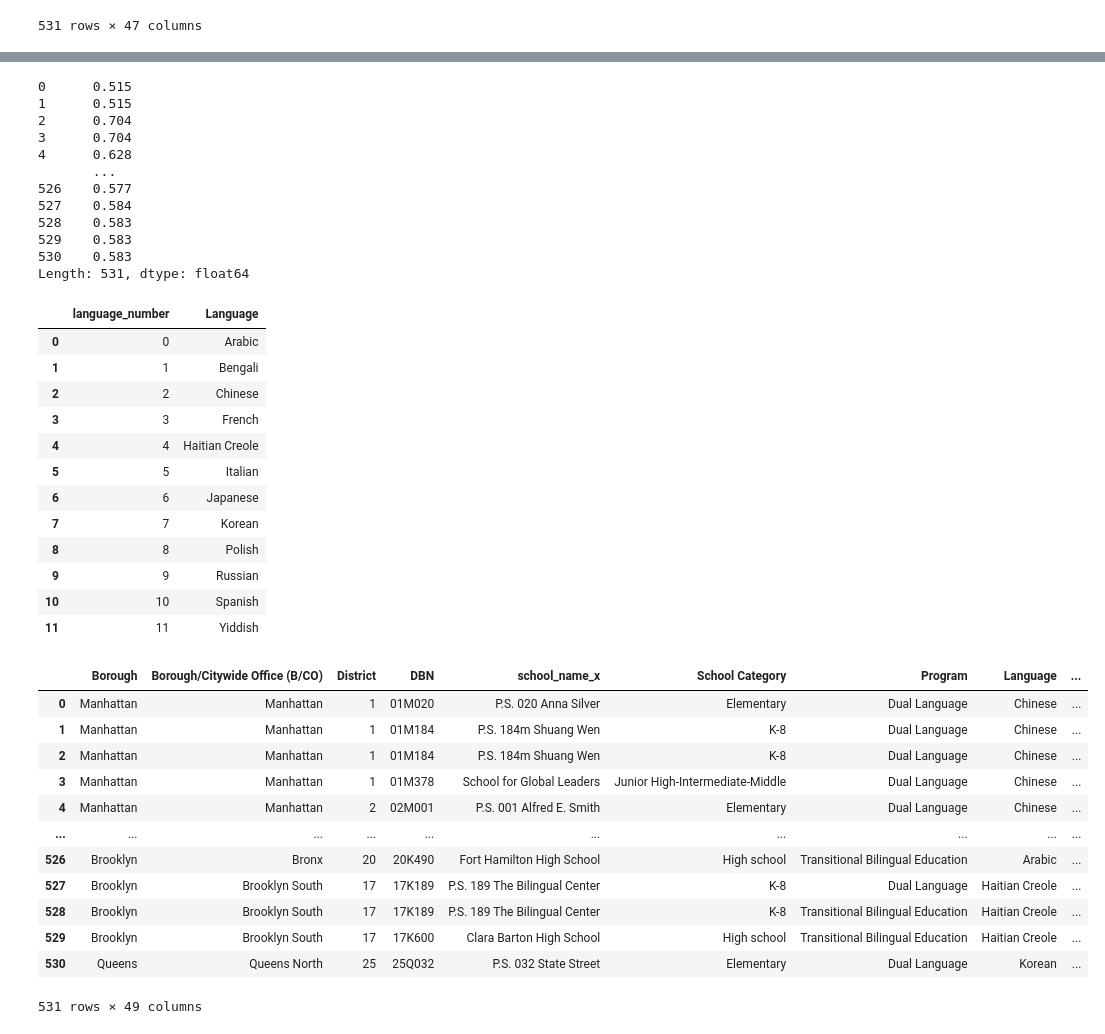
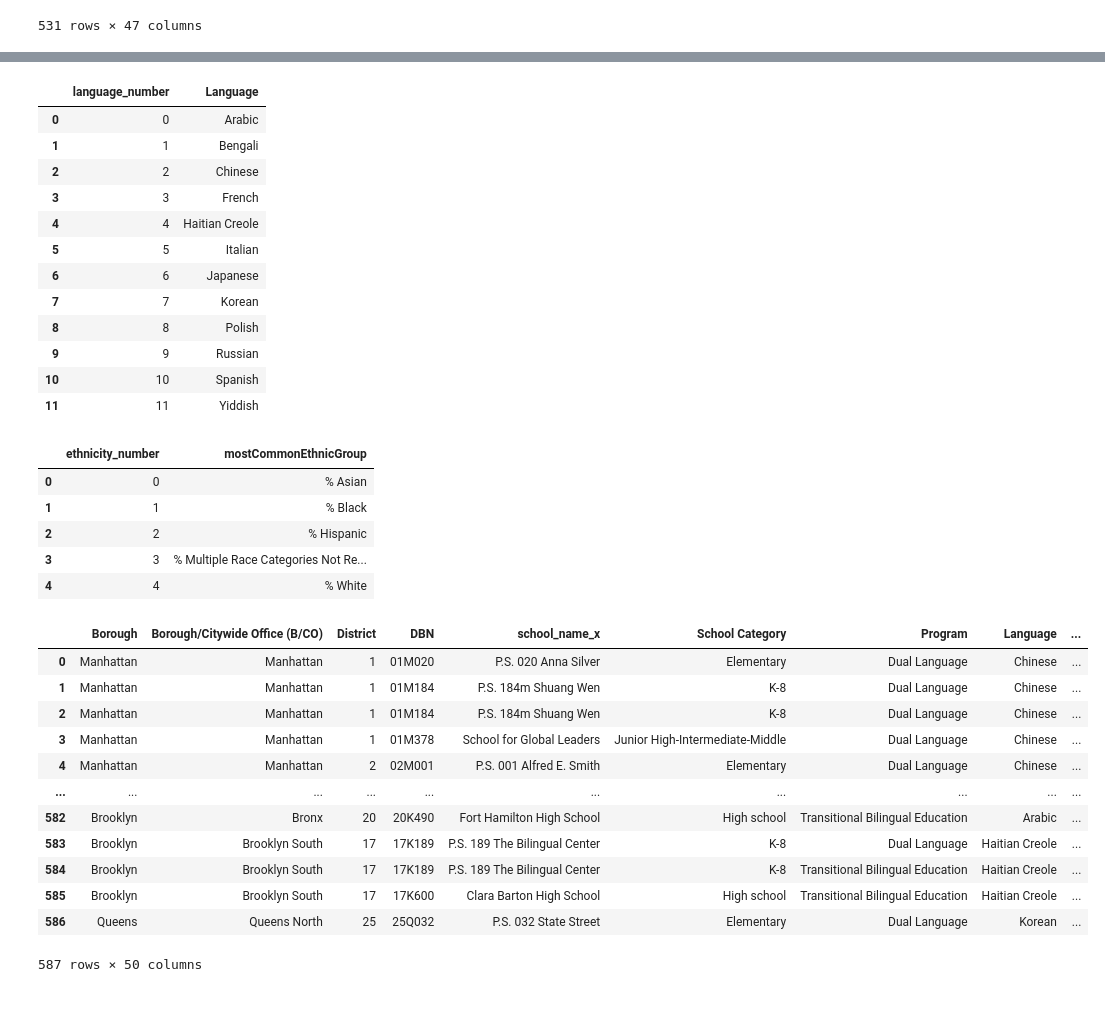
Before and after one commit to gaby-chu/info2950, a Jupyter notebook: project/phase_ii_final.ipynb, the cells around one changed output, grey strips where cells are left out. Drawn from its saved outputs; the diff is of its cells as text; code cells hidden in the pictures; blank space fills up the shorter version.

```diff
--- a/project/phase_ii_final.ipynb
+++ b/project/phase_ii_final.ipynb
@@ -214,64 +215,70 @@ All Languages:  ['Arabic', 'Bengali', 'Chinese', 'French', 'Haitian Creole', 'It
 <pandas.core.groupby.generic.SeriesGroupBy object at 0x...>
 # %%
 # kmeans clustering (predicted bilingual language based on most common ethnic group vs. actual bilingual language)
-mostCommonEthnicGroup = percent_race_data.max(axis=1)
-print(mostCommonEthnicGroup)
-bilingual_demographic_data['mostCommonEthnicGroup'] = mostCommonEthnicGroup
+#mostCommonEthnicGroup = percent_race_data.max(axis=1).key
+#print(mostCommonEthnicGroup)
+#bilingual_demographic_data['mostCommonEthnicGroup'] = mostCommonEthnicGroup
+
+
+#find the column name of the max % ethnic group
+bilingual_demographic_data['mostCommonEthnicGroup'] = percent_race_data.idxmax(axis=1)
+
 bilingual_demographic_data[['% Asian', '% Black', '% Hispanic', '% Multiple Race Categories Not Represented', '% White', 'mostCommonEthnicGroup']]
 
 
+# create tables for assigning languages and ethnicity to numbers
 assigned_language_lookup = pd.DataFrame({"language_number": [0, 1, 2, 3, 4, 5, 6, 7, 8, 9, 10, 11],
                                         "Language": languages})
 
 assigned_ethnicity_lookup = pd.DataFrame({"ethnicity_number": [0, 1, 2, 3, 4],
-                                        "Language": ['Asian', 'Black', 'Hispanic', 'Multiple Race Categories Not Represented', 'White']})
+                                        "mostCommonEthnicGroup": ['% Asian', '% Black', '% Hispanic', '% Multiple Race Categories Not Represented', '% White']})
 
 display(assigned_language_lookup)
 display(assigned_ethnicity_lookup)
 
+# language_cluster_data
 language_cluster_data = pd.merge(bilingual_demographic_data, assigned_language_lookup, on="Language")
-# language_cluster_data
 
+ethnicity_cluster_data = pd.merge(bilingual_demographic_data, assigned_ethnicity_lookup, on="mostCommonEthnicGroup")
 # language_cluster_data = pd.merge(language_cluster_data, assigned_ethnicity_lookup, on="DBN")
+
+# merging both cluster data sets
+full_data = pd.merge(language_cluster_data, ethnicity_cluster_data)
+
+display(full_data)
 # %% [output]
-0      0.515
-1      0.515
-2      0.704
-3      0.704
-4      0.628
-       ...
-526    0.577
-527    0.584
-528    0.583
-529    0.583
-530    0.583
-Length: 531, dtype: float64
 |  | language_number | Language |
 | 0 | 0 | Arabic |
 | 1 | 1 | Bengali |
 | 2 | 2 | Chinese |
 | 3 | 3 | French |
 | 4 | 4 | Haitian Creole |
 | 5 | 5 | Italian |
 | 6 | 6 | Japanese |
 | 7 | 7 | Korean |
 | 8 | 8 | Polish |
 | 9 | 9 | Russian |
 | 10 | 10 | Spanish |
 | 11 | 11 | Yiddish |
-|  | Borough | Borough/Citywide Office (B/CO) | District | DBN | school_name_x | School Category | Program | Language | ... |
-| 0 | Manhattan | Manhattan | 1 | 01M020 | P.S. 020 Anna Silver | Elementary | Dual Language | Chinese | ... |
-| 1 | Manhattan | Manhattan | 1 | 01M184 | P.S. 184m Shuang Wen | K-8 | Dual Language | Chinese | ... |
-| 2 | Manhattan | Manhattan | 1 | 01M184 | P.S. 184m Shuang Wen | K-8 | Dual Language | Chinese | ... |
-| 3 | Manhattan | Manhattan | 1 | 01M378 | School for Global Leaders | Junior High-Intermediate-Middle | Dual Language | Chinese | ... |
-| 4 | Manhattan | Manhattan | 2 | 02M001 | P.S. 001 Alfred E. Smith | Elementary | Dual Language | Chinese | ... |
-| ... | ... | ... | ... | ... | ... | ... | ... | ... | ... |
-| 526 | Brooklyn | Bronx | 20 | 20K490 | Fort Hamilton High School | High school | Transitional Bilingual Education | Arabic | ... |
-| 527 | Brooklyn | Brooklyn South | 17 | 17K189 | P.S. 189 The Bilingual Center | K-8 | Dual Language | Haitian Creole | ... |
-| 528 | Brooklyn | Brooklyn South | 17 | 17K189 | P.S. 189 The Bilingual Center | K-8 | Transitional Bilingual Education | Haitian Creole | ... |
-| 529 | Brooklyn | Brooklyn South | 17 | 17K600 | Clara Barton High School | High school | Transitional Bilingual Education | Haitian Creole | ... |
-| 530 | Queens | Queens North | 25 | 25Q032 | P.S. 032 State Street | Elementary | Dual Language | Korean | ... |
+|  | ethnicity_number | mostCommonEthnicGroup |
+| 0 | 0 | % Asian |
+| 1 | 1 | % Black |
+| 2 | 2 | % Hispanic |
+| 3 | 3 | % Multiple Race Categories Not Re... |
+| 4 | 4 | % White |
-531 rows × 49 columns
+|  | Borough | Borough/Citywide Office (B/CO) | District | DBN | school_name_x | School Category | Program | Language | ... |
+| 0 | Manhattan | Manhattan | 1 | 01M020 | P.S. 020 Anna Silver | Elementary | Dual Language | Chinese | ... |
+| 1 | Manhattan | Manhattan | 1 | 01M184 | P.S. 184m Shuang Wen | K-8 | Dual Language | Chinese | ... |
+| 2 | Manhattan | Manhattan | 1 | 01M184 | P.S. 184m Shuang Wen | K-8 | Dual Language | Chinese | ... |
+| 3 | Manhattan | Manhattan | 1 | 01M378 | School for Global Leaders | Junior High-Intermediate-Middle | Dual Language | Chinese | ... |
+| 4 | Manhattan | Manhattan | 2 | 02M001 | P.S. 001 Alfred E. Smith | Elementary | Dual Language | Chinese | ... |
+| ... | ... | ... | ... | ... | ... | ... | ... | ... | ... |
+| 582 | Brooklyn | Bronx | 20 | 20K490 | Fort Hamilton High School | High school | Transitional Bilingual Education | Arabic | ... |
+| 583 | Brooklyn | Brooklyn South | 17 | 17K189 | P.S. 189 The Bilingual Center | K-8 | Dual Language | Haitian Creole | ... |
+| 584 | Brooklyn | Brooklyn South | 17 | 17K189 | P.S. 189 The Bilingual Center | K-8 | Transitional Bilingual Education | Haitian Creole | ... |
+| 585 | Brooklyn | Brooklyn South | 17 | 17K600 | Clara Barton High School | High school | Transitional Bilingual Education | Haitian Creole | ... |
+| 586 | Queens | Queens North | 25 | 25Q032 | P.S. 032 State Street | Elementary | Dual Language | Korean | ... |
+587 rows × 50 columns
 # %%
 # Write out the good data to disk for later reuse
 language_cluster_data.to_csv('language_cluster_data.csv', index=False)
```
Also changed, not shown: parts of 7 cells of this notebook, 2 other files.
